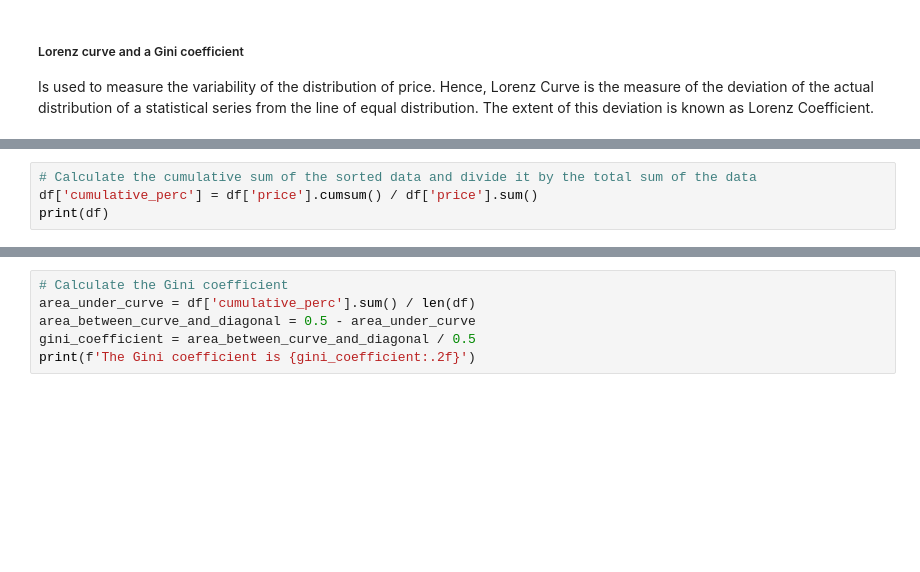
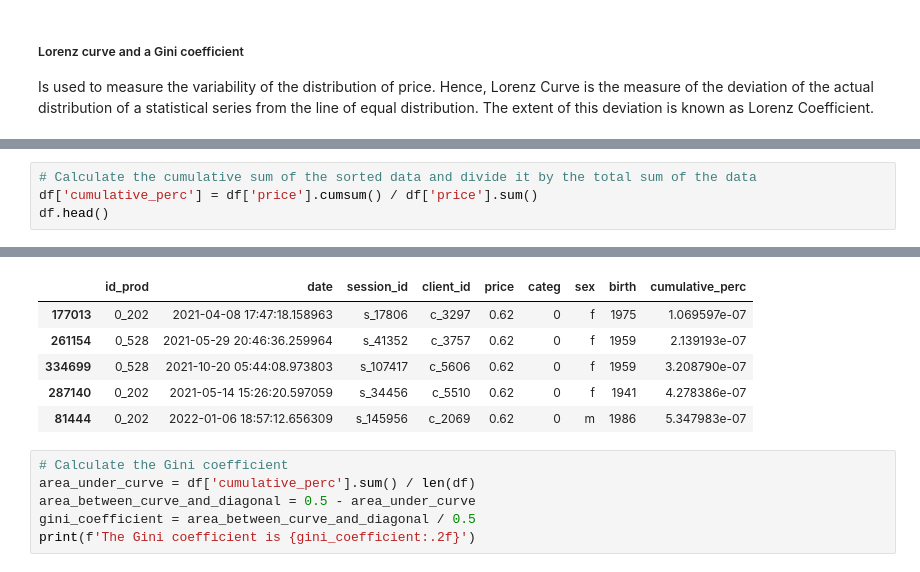
Before and after one commit to lakelure2020/OpenClassroom, a Jupyter notebook: Exploratory_Data_Analysis_with_Python.ipynb, the cells around one changed output, grey strips where cells are left out. Drawn from its saved outputs; the diff is of its cells as text; blank space fills up the shorter version.

```diff
--- a/Exploratory_Data_Analysis_with_Python.ipynb
+++ b/Exploratory_Data_Analysis_with_Python.ipynb
@@ -337,5 +326,5 @@ print(df)
 # %%
 # Calculate the cumulative sum of the sorted data and divide it by the total sum of the data
 df['cumulative_perc'] = df['price'].cumsum() / df['price'].sum()
-print(df)
+df.head()
 # %% [output]
@@ -359,3 +331,9 @@ print(df)
+|  | id_prod | date | session_id | client_id | price | categ | sex | birth | cumulative_perc |
+| 177013 | 0_202 | 2021-04-08 17:47:18.158963 | s_17806 | c_3297 | 0.62 | 0 | f | 1975 | 1.069597e-07 |
+| 261154 | 0_528 | 2021-05-29 20:46:36.259964 | s_41352 | c_3757 | 0.62 | 0 | f | 1959 | 2.139193e-07 |
+| 334699 | 0_528 | 2021-10-20 05:44:08.973803 | s_107417 | c_5606 | 0.62 | 0 | f | 1959 | 3.208790e-07 |
+| 287140 | 0_202 | 2021-05-14 15:26:20.597059 | s_34456 | c_5510 | 0.62 | 0 | f | 1941 | 4.278386e-07 |
+| 81444 | 0_202 | 2022-01-06 18:57:12.656309 | s_145956 | c_2069 | 0.62 | 0 | m | 1986 | 5.347983e-07 |
 # %%
 # Calculate the Gini coefficient
 area_under_curve = df['cumulative_perc'].sum() / len(df)
```
Also changed, not shown: parts of 43 cells of this notebook.
